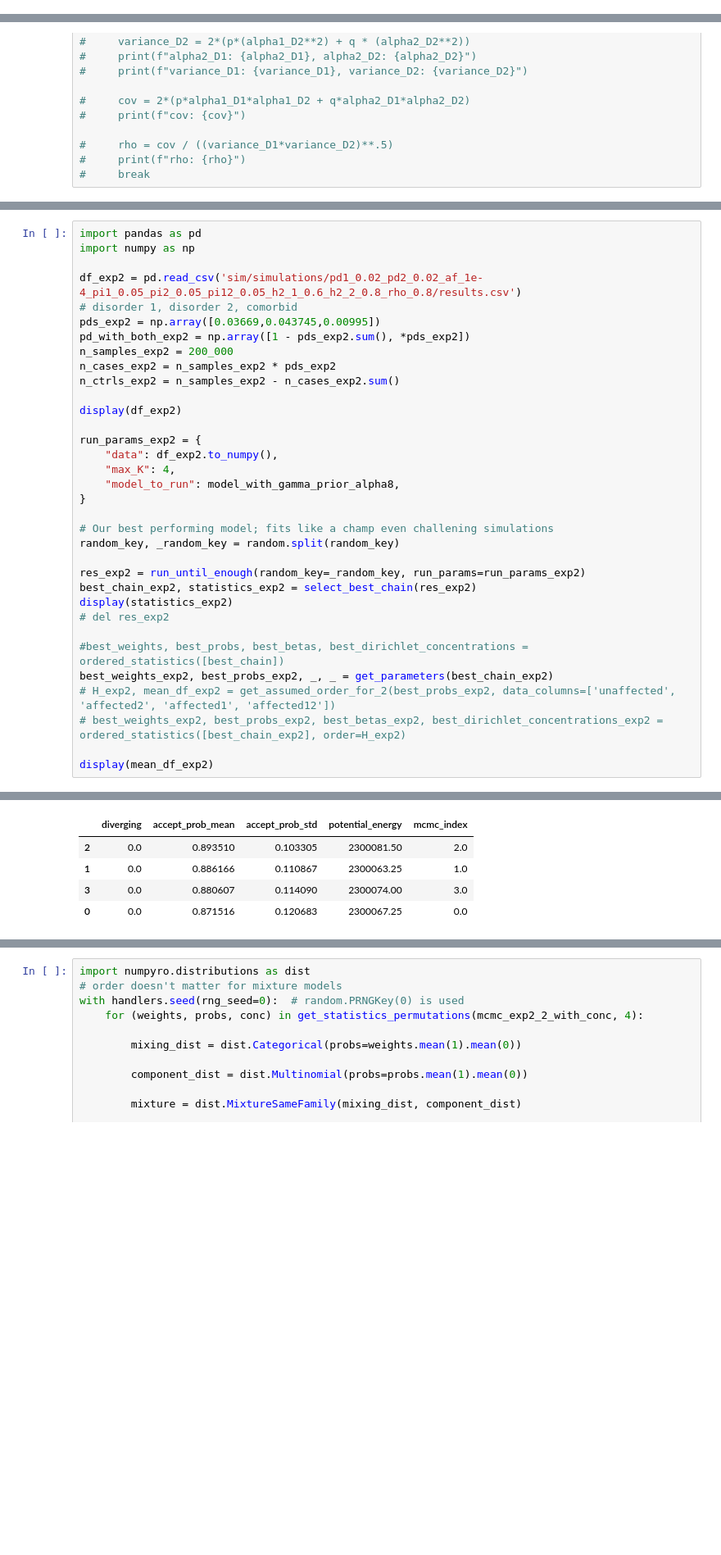
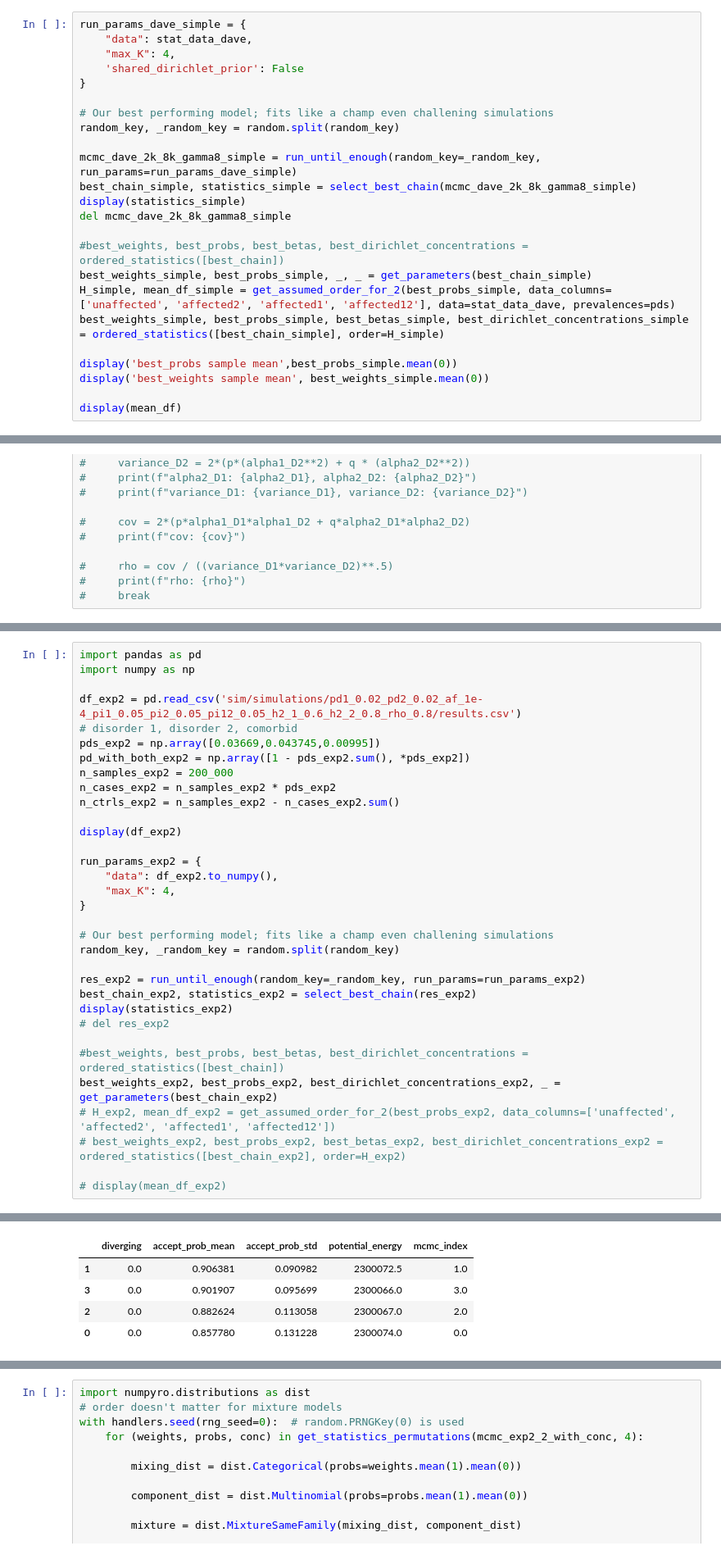
Before and after one commit to akotlar/multivariate-tada, a Jupyter notebook: project/sim6.ipynb, the cells around one changed output, grey strips where cells are left out. Shown at 82% size. Drawn from its saved outputs; the diff is of its cells as text; blank space fills up the shorter version.

```diff
--- a/project/sim6.ipynb
+++ b/project/sim6.ipynb
@@ -470,3 +394,27 @@ SyntaxError: invalid syntax (<ipython-input-50-7c63e429c7d8>, line 4)
+# %%
+run_params_dave_simple = {
+    "data": stat_data_dave,
+    "max_K": 4,
+    'shared_dirichlet_prior': False
+}
+
+# Our best performing model; fits like a champ even challening simulations
+random_key, _random_key = random.split(random_key)
+
+mcmc_dave_2k_8k_gamma8_simple = run_until_enough(random_key=_random_key, run_params=run_params_dave_simple)
+best_chain_simple, statistics_simple = select_best_chain(mcmc_dave_2k_8k_gamma8_simple)
+display(statistics_simple)
+del mcmc_dave_2k_8k_gamma8_simple
+
+#best_weights, best_probs, best_betas, best_dirichlet_concentrations = ordered_statistics([best_chain])
+best_weights_simple, best_probs_simple, _, _ = get_parameters(best_chain_simple)
+H_simple, mean_df_simple = get_assumed_order_for_2(best_probs_simple, data_columns=['unaffected', 'affected2', 'affected1', 'affected12'], data=stat_data_dave, prevalences=pds)
+best_weights_simple, best_probs_simple, best_betas_simple, best_dirichlet_concentrations_simple = ordered_statistics([best_chain_simple], order=H_simple)
+
+display('best_probs sample mean',best_probs_simple.mean(0))
+display('best_weights sample mean', best_weights_simple.mean(0))
+
+display(mean_df)
 # %%
 best_weights, best_probs, _, _ = get_parameters(best_chain)
 H, mean_df = get_assumed_order_for_2(best_probs, data_columns=['unaffected', 'affected2', 'affected1', 'affected12'])
@@ -883,7 +733,6 @@ display(df_exp2)
 run_params_exp2 = {
     "data": df_exp2.to_numpy(),
     "max_K": 4,
-    "model_to_run": model_with_gamma_prior_alpha8,
 }
 
 # Our best performing model; fits like a champ even challening simulations
@@ -895,11 +744,11 @@ display(statistics_exp2)
 # del res_exp2
 
 #best_weights, best_probs, best_betas, best_dirichlet_concentrations = ordered_statistics([best_chain])
-best_weights_exp2, best_probs_exp2, _, _ = get_parameters(best_chain_exp2)
+best_weights_exp2, best_probs_exp2, best_dirichlet_concentrations_exp2, _ = get_parameters(best_chain_exp2)
 # H_exp2, mean_df_exp2 = get_assumed_order_for_2(best_probs_exp2, data_columns=['unaffected', 'affected2', 'affected1', 'affected12'])
 # best_weights_exp2, best_probs_exp2, best_betas_exp2, best_dirichlet_concentrations_exp2 = ordered_statistics([best_chain_exp2], order=H_exp2)
 
-display(mean_df_exp2)
+# display(mean_df_exp2)
 # %% [output]
 |  | Per_Gene_Counts_Unaffected_Unaffe... | Unaffected_Affected | Affected_Unaffected | Affected_Affected |
 | 0 | 50 | 1 | 4 | 0 |
@@ -1000,5 +844,5 @@ probs.mean(0) [[0.7664434  0.01660485 0.18983884 0.02711292]
 |  | diverging | accept_prob_mean | accept_prob_std | potential_energy | mcmc_index |
-| 2 | 0.0 | 0.893510 | 0.103305 | 2300081.50 | 2.0 |
-| 1 | 0.0 | 0.886166 | 0.110867 | 2300063.25 | 1.0 |
-| 3 | 0.0 | 0.880607 | 0.114090 | 2300074.00 | 3.0 |
-| 0 | 0.0 | 0.871516 | 0.120683 | 2300067.25 | 0.0 |
+| 1 | 0.0 | 0.906381 | 0.090982 | 2300072.5 | 1.0 |
+| 3 | 0.0 | 0.901907 | 0.095699 | 2300066.0 | 3.0 |
+| 2 | 0.0 | 0.882624 | 0.113058 | 2300067.0 | 2.0 |
+| 0 | 0.0 | 0.857780 | 0.131228 | 2300074.0 | 0.0 |
```
Also changed, not shown: parts of 65 cells of this notebook, 2 other files.
